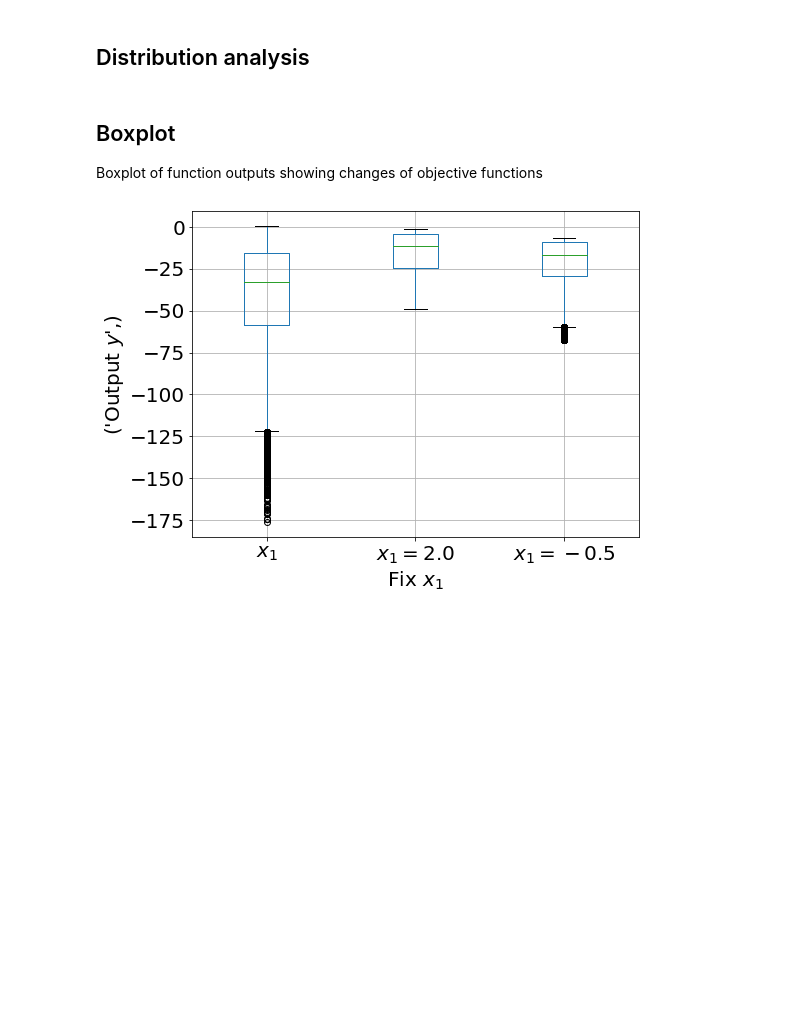
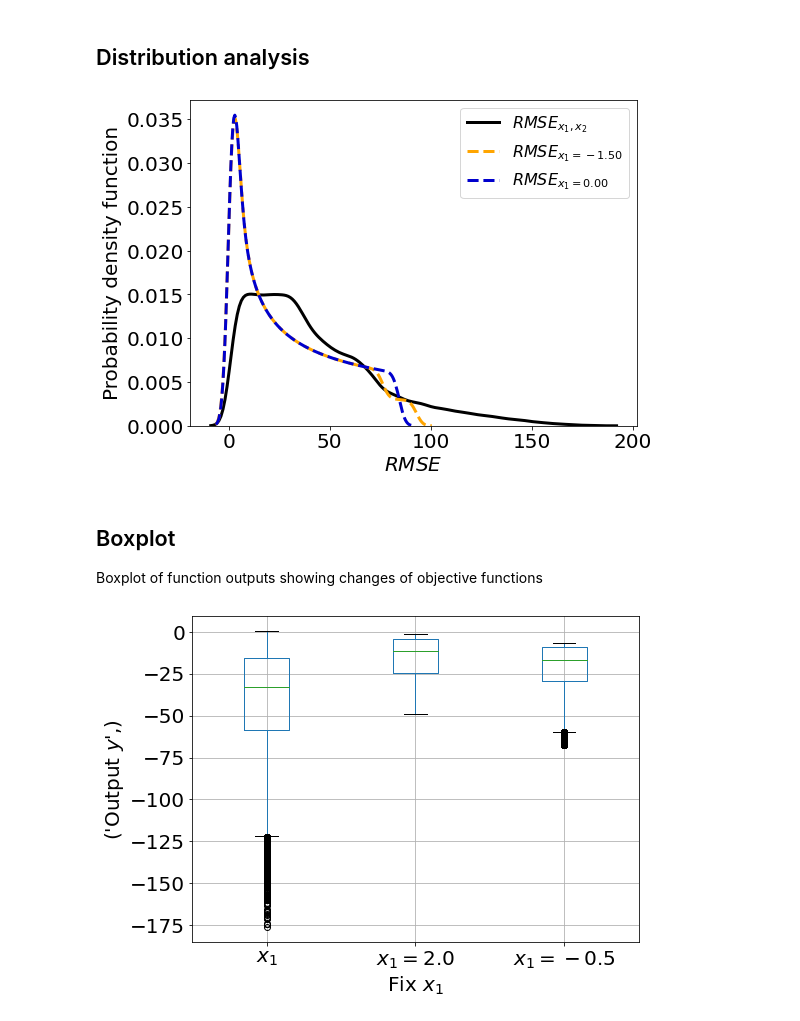
Before and after one commit to QianWanghhu/IES-FF, a Jupyter notebook: src/plot_contour.ipynb, the cells around one changed output. Cells and saved outputs as stored; diff of their text form; code cells hidden in the pictures; blank space fills up the shorter version.

```diff
--- a/src/plot_contour.ipynb
+++ b/src/plot_contour.ipynb
@@ -99,32 +100,34 @@ problem = {'num_vars': 2,
           'bounds': [[-10, 8],
                     [-4, 6]]
           }
-param_values_full = latin.sample(problem, 10000)
+param_values_full = latin.sample(problem, 100000)
 x1_full = param_values_full[:, 0]
 x2_full = param_values_full[:, 1]
 z_uncon = f(x1_full, x2_full)
 # %%
 # calculate the values when fixing x_1
-fix_label = 'x2'
+fix_label = 'x1'
 y_thr = -8
 if fix_label == 'x1':
-    value_fix = [-3, 0]
+    value_fix = [-1.5, 0]
 else:
-    value_fix = [2, -0.5]
+    value_fix = [1.2, -1]
 
 z_uncon_filter = z_uncon[(z_uncon>=y_thr)]
 z_a1, z_a2 = fix_par(f, x1_full, x2_full, value_fix, par_lab=fix_label)
 z_a1_filter = z_a1[(z_a1>=y_thr)]
 z_a2_filter = z_a2[(z_a2>=y_thr)]
 # %%
-# fig = plt.figure(figsize=(8,6))
-# ax = sns.kdeplot(z_uncon,color='k')
-# sns.kdeplot(z_a1_filter,  color='orange', linestyle='--')
-# sns.kdeplot(z_a2_filter, color='mediumblue', linestyle='--')
-# ax.set_xlabel(r'${y}=f_(x_{1}, x_{2})$', fontsize=14)
-# ax.set_ylabel('Probability density function', fontsize=14)
-# plt.legend([r'${y}=f(x_{1}, x_{2})$', r'${y}=f(x_{1}=-1, x_{2})$', r'${y}=f(x_{1}=3, x_{2})$'], fontsize=14)
-# plt.savefig(f'{figpath}sensitive_pdf_x1.png', format='png', dpi=300);
+fig = plt.figure(figsize=(8,6))
+ax = sns.kdeplot(z_uncon,color='k')
+sns.kdeplot(z_a1,  color='orange', linestyle='--')
+sns.kdeplot(z_a2, color='mediumblue', linestyle='--')
+ax.set_xlabel(r'$RMSE$', fontsize=20)
+ax.set_ylabel('Probability density function', fontsize=20)
+plt.legend([r'$RMSE_{x_{1}, x_{2}}$', r'$RMSE_{x_{1}=%.2f}$'%value_fix[0], r'$RMSE_{x_{1}=%.2f}$'%value_fix[1]], fontsize=16)
+plt.savefig(f'{figpath}sensitive_pdf_x1.png', format='png', dpi=300);
+# %% [output]
+[figure, added]
 # %% [markdown]
 ## Boxplot
 Boxplot of function outputs showing changes of objective functions
```
Also changed, not shown: parts of 6 cells of this notebook.
